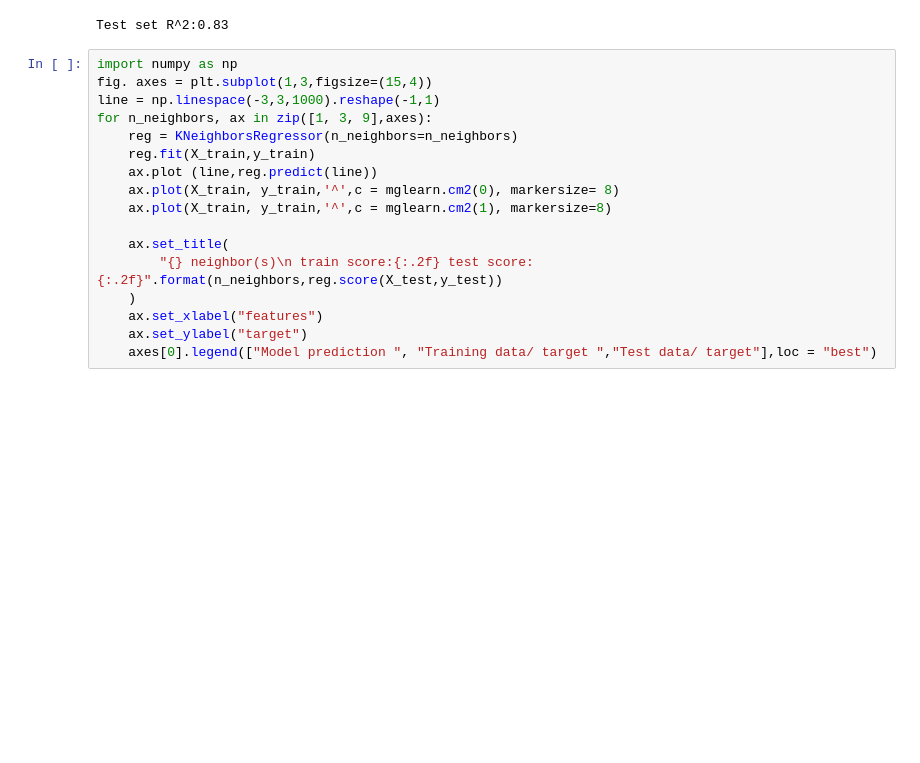
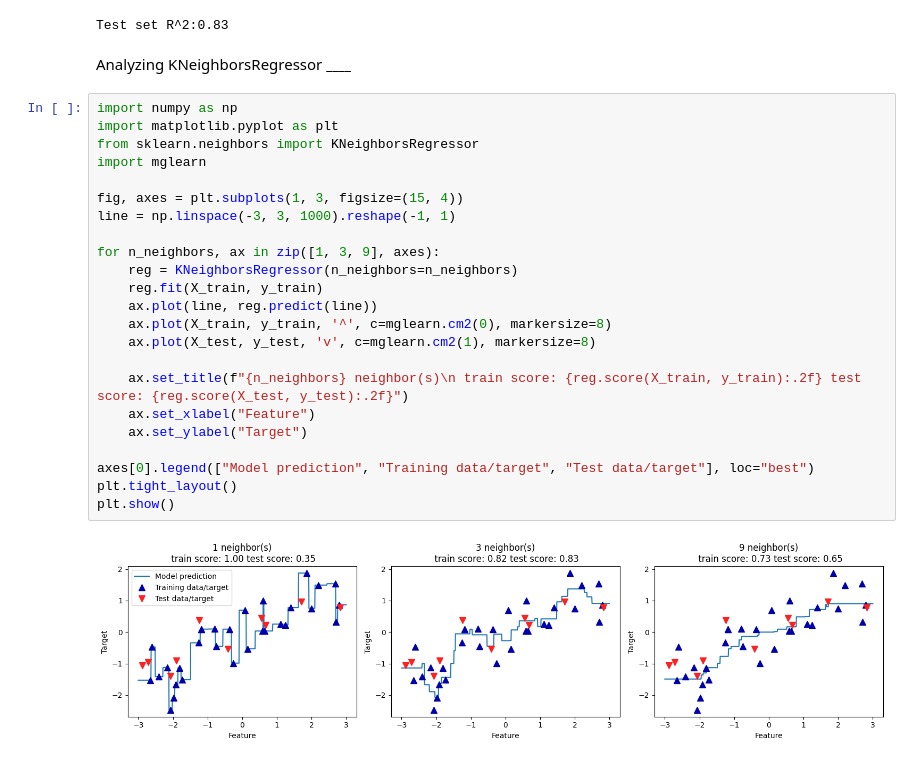
Before and after one commit to Singh-Prince-Rinku/SuperVisedMacineLearning, a Jupyter notebook: SuperVisedMachineLearning.ipynb, the cells around one changed output. Saved outputs shown, nothing was run; the diff lists cells and outputs as text; blank space fills up the shorter version.

```diff
--- a/SuperVisedMachineLearning.ipynb
+++ b/SuperVisedMachineLearning.ipynb
@@ -190,20 +190,30 @@ Test set prediction :
 print("Test set R^2:{:.2f}".format(reg.score(X_test, y_test)))
 # %% [output]
 Test set R^2:0.83
+# %% [markdown]
+Analyzing KNeighborsRegressor **************\_\_\_\_**************
 # %%
 import numpy as np
-fig. axes = plt.subplot(1,3,figsize=(15,4))
-line = np.linespace(-3,3,1000).reshape(-1,1)
-for n_neighbors, ax in zip([1, 3, 9],axes):
+import matplotlib.pyplot as plt
+from sklearn.neighbors import KNeighborsRegressor
+import mglearn
+
+fig, axes = plt.subplots(1, 3, figsize=(15, 4))
+line = np.linspace(-3, 3, 1000).reshape(-1, 1)
+
+for n_neighbors, ax in zip([1, 3, 9], axes):
     reg = KNeighborsRegressor(n_neighbors=n_neighbors)
-    reg.fit(X_train,y_train)
-    ax.plot (line,reg.predict(line))
-    ax.plot(X_train, y_train,'^',c = mglearn.cm2(0), markersize= 8)
-    ax.plot(X_train, y_train,'^',c = mglearn.cm2(1), markersize=8)
+    reg.fit(X_train, y_train)
+    ax.plot(line, reg.predict(line))
+    ax.plot(X_train, y_train, '^', c=mglearn.cm2(0), markersize=8)
+    ax.plot(X_test, y_test, 'v', c=mglearn.cm2(1), markersize=8)
 
-    ax.set_title(
-        "{} neighbor(s)\n train score:{:.2f} test score:{:.2f}".format(n_neighbors,reg.score(X_test,y_test))
-    )
-    ax.set_xlabel("features")
-    ax.set_ylabel("target")
-    axes[0].legend(["Model prediction ", "Training data/ target ","Test data/ target"],loc = "best")
+    ax.set_title(f"{n_neighbors} neighbor(s)\n train score: {reg.score(X_train, y_train):.2f} test score: {reg.score(X_test, y_test):.2f}")
+    ax.set_xlabel("Feature")
+    ax.set_ylabel("Target")
+
+axes[0].legend(["Model prediction", "Training data/target", "Test data/target"], loc="best")
+plt.tight_layout()
+plt.show()
+# %% [output]
+[figure, added]
```
